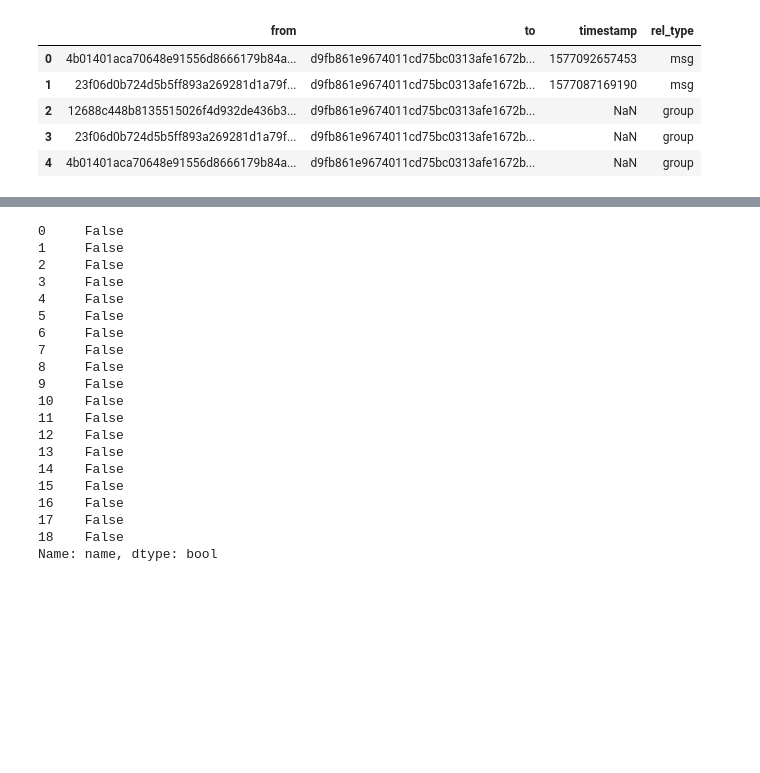
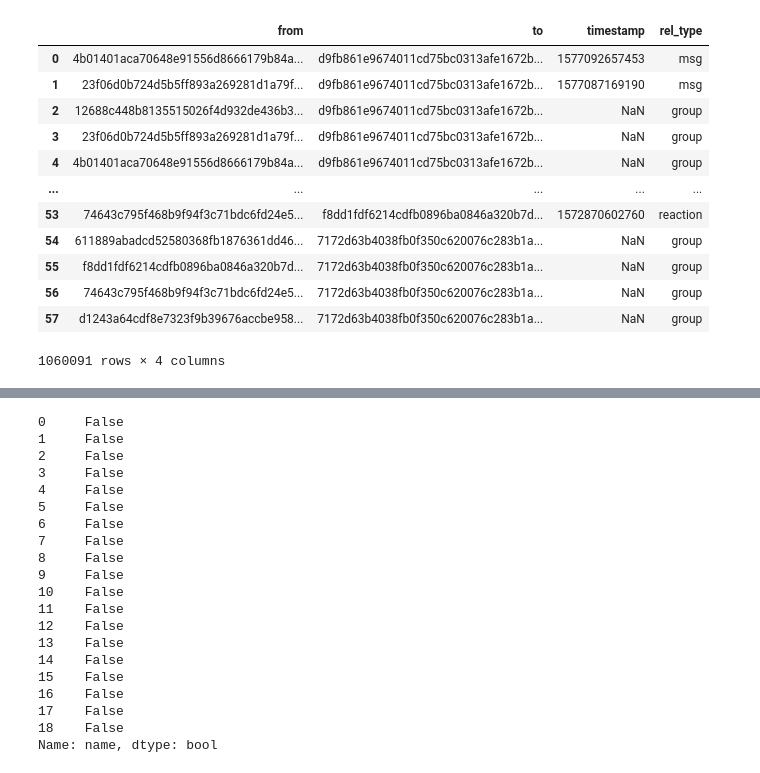
Before and after one commit to esbenkc/CogNet, a Jupyter notebook: data load eda.ipynb, the cells around one changed output, grey strips where cells are left out. Drawn from its saved outputs; the diff is of its cells as text; code cells hidden in the pictures; blank space fills up the shorter version.

Commit message:
create full pipeline + a bunch of printing :))

```diff
--- a/data load eda.ipynb
+++ b/data load eda.ipynb
@@ -92,7 +92,7 @@ def create_member_edges(group_convo, group_id):
 
 def process_group_messages(group_convo, group_id):
     """ Create a nice dataframe with all the messages from group chat"""
-    assert convo["thread_type"] == "RegularGroup"
+    assert group_convo["thread_type"] == "RegularGroup"
     group_msgs = pd.DataFrame(index=range(len(group_convo["messages"])),
                               columns=["from", "to", "timestamp", "rel_type"])
     group_msgs = group_msgs.assign(to = group_id, rel_type = "msg")
@@ -157,16 +157,21 @@ dropout_list = [None for _ in range(len(data_paths))]
 for i, data_path in enumerate(data_paths):
     dropout_list[i] = fix_dropout_dict(data_path)
 # %%
-data_path = data_paths[0]
-num_files = count_msg_files(data_path)
-df_list = []
-for i, convo in enumerate(yield_msg_files(data_path)):
-    print(f"processing convo {i+1} out of {num_files}...")
-    if type(convo) == str:
-        continue
-    elif convo["thread_type"] == "Regular":
-        df_list.append(process_msgs(convo))
-    elif convo["thread_type"] == "RegularGroup":
-        df_list.append(process_group_edges(convo))
-    else:
-        print(convo["thread_type"])
+def process_person(data_path):
+    """
+    processes all conversations from one person
+    (inputs path to zip-file)
+    """
+    num_files = count_msg_files(data_path)
+    df_list = []
+    for i, convo in enumerate(yield_msg_files(data_path)):
+        print(f"processing convo {i+1} out of {num_files}...")
+        if type(convo) == str:
+            continue
+        elif convo["thread_type"] == "Regular":
+            df_list.append(process_msgs(convo))
+        elif convo["thread_type"] == "RegularGroup":
+            df_list.append(process_group_edges(convo))
+        else:
+            print(convo["thread_type"])
+    return pd.concat(df_list)
@@ -194,0 +178,6 @@ count_msg_files(data_path)
+# %%
+data_list = [None for _ in range(len(data_paths))]
+for i, data_path in enumerate(data_paths):
+    print(f"processing person {i+1} out of {len(data_paths)}...")
+    data_list[i] = process_person(data_path)
+    print("done!")
@@ -195,15 +202,17 @@ count_msg_files(data_path)
 # %%
-master_df = pd.concat(df_list)
+master_df = pd.concat(data_list)
+master_df.drop_duplicates()
+# %% [output]
+|  | from | to | timestamp | rel_type |
+| 0 | 4b01401aca70648e91556d8666179b84a... | d9fb861e9674011cd75bc0313afe1672b... | 1577092657453 | msg |
+| 1 | 23f06d0b724d5b5ff893a269281d1a79f... | d9fb861e9674011cd75bc0313afe1672b... | 1577087169190 | msg |
+| 2 | 12688c448b8135515026f4d932de436b3... | d9fb861e9674011cd75bc0313afe1672b... | NaN | group |
+| 3 | 23f06d0b724d5b5ff893a269281d1a79f... | d9fb861e9674011cd75bc0313afe1672b... | NaN | group |
+| 4 | 4b01401aca70648e91556d8666179b84a... | d9fb861e9674011cd75bc0313afe1672b... | NaN | group |
+| ... | ... | ... | ... | ... |
+| 53 | 74643c795f468b9f94f3c71bdc6fd24e5... | f8dd1fdf6214cdfb0896ba0846a320b7d... | 1572870602760 | reaction |
+| 54 | 611889abadcd52580368fb1876361dd46... | 7172d63b4038fb0f350c620076c283b1a... | NaN | group |
+| 55 | f8dd1fdf6214cdfb0896ba0846a320b7d... | 7172d63b4038fb0f350c620076c283b1a... | NaN | group |
+| 56 | 74643c795f468b9f94f3c71bdc6fd24e5... | 7172d63b4038fb0f350c620076c283b1a... | NaN | group |
+| 57 | d1243a64cdf8e7323f9b39676accbe958... | 7172d63b4038fb0f350c620076c283b1a... | NaN | group |
+1060091 rows × 4 columns
-# %%
-master_df[["to", "rel_type"]].drop_duplicates()
-
-sus_id = "d9fb861e9674011cd75bc0313afe1672bdd3d759"
-
-master_df[master_df["to"] == sus_id]
-# %% [output]
-|  | from | to | timestamp | rel_type |
-| 0 | 4b01401aca70648e91556d8666179b84a... | d9fb861e9674011cd75bc0313afe1672b... | 1577092657453 | msg |
-| 1 | 23f06d0b724d5b5ff893a269281d1a79f... | d9fb861e9674011cd75bc0313afe1672b... | 1577087169190 | msg |
-| 2 | 12688c448b8135515026f4d932de436b3... | d9fb861e9674011cd75bc0313afe1672b... | NaN | group |
-| 3 | 23f06d0b724d5b5ff893a269281d1a79f... | d9fb861e9674011cd75bc0313afe1672b... | NaN | group |
-| 4 | 4b01401aca70648e91556d8666179b84a... | d9fb861e9674011cd75bc0313afe1672b... | NaN | group |
```
Also changed, not shown: parts of 5 cells of this notebook.
